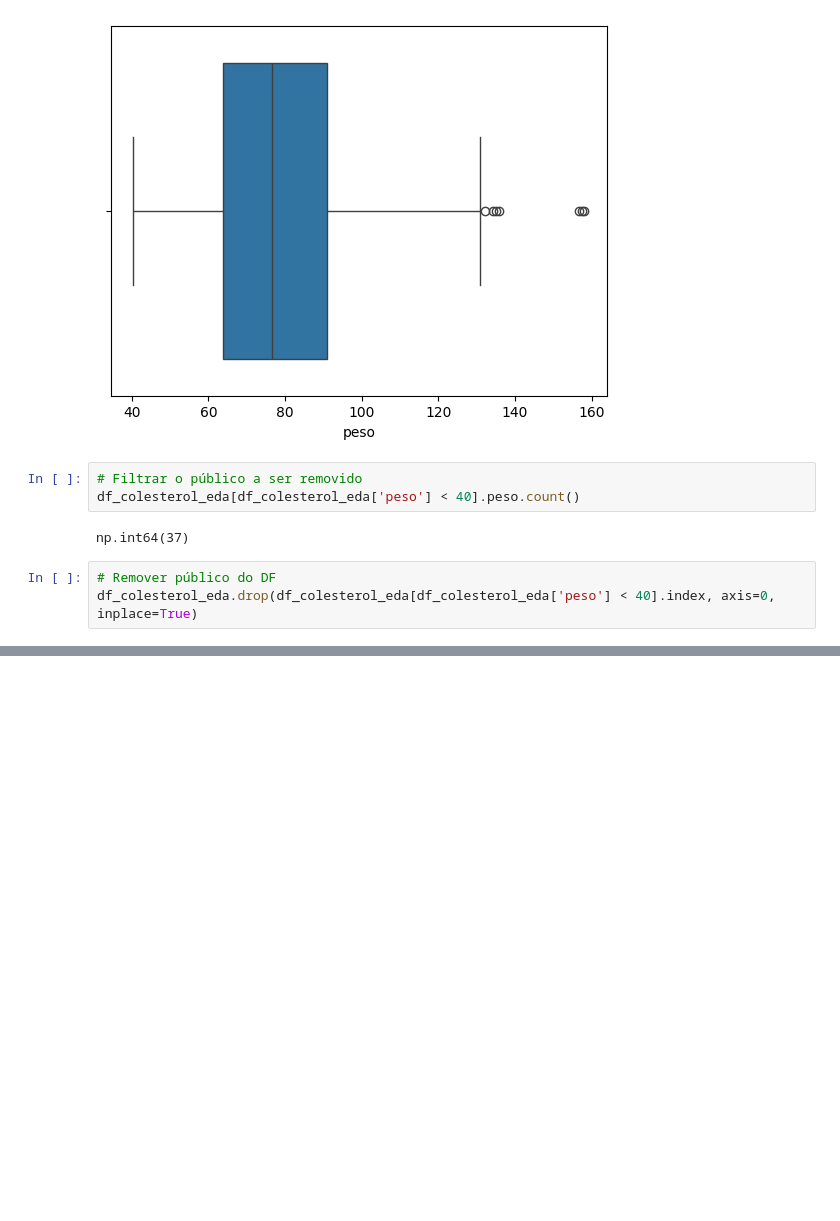
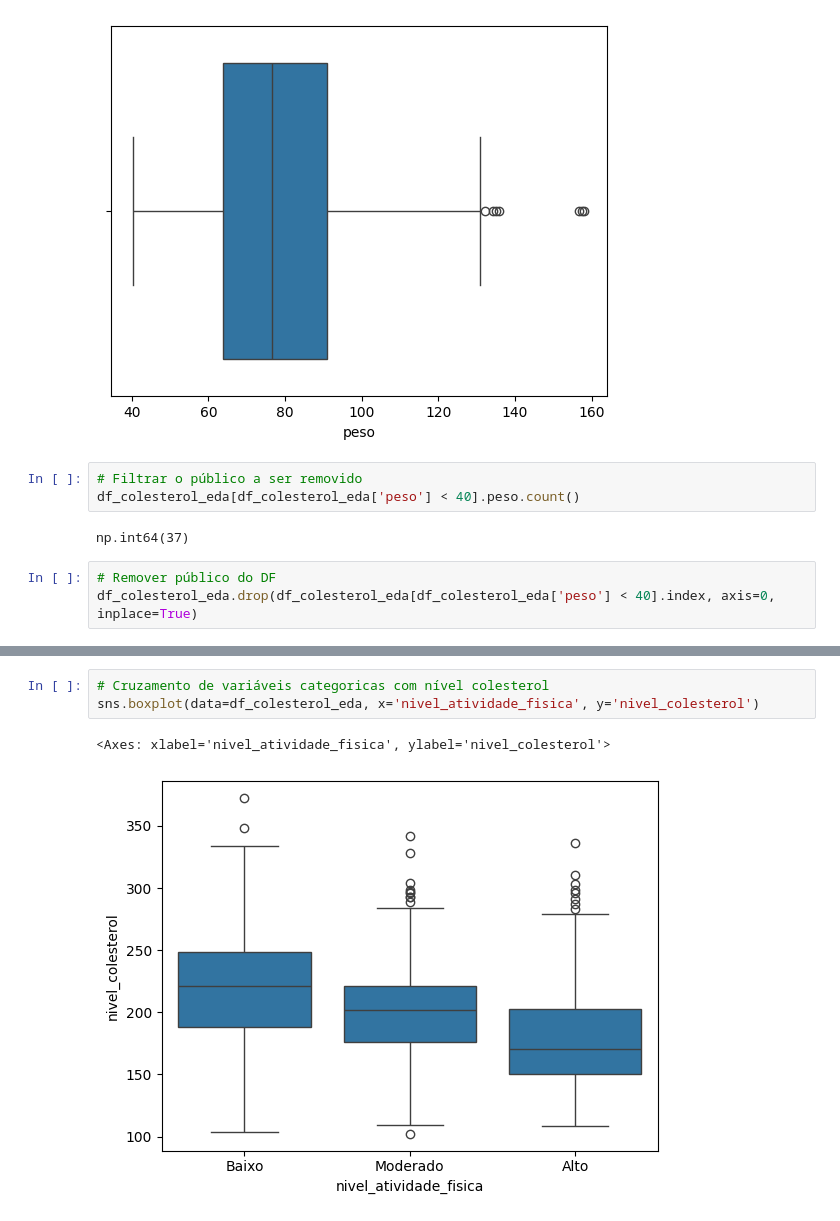
Before and after one commit to felipesanderp/regrassao-linear-multipla-ia-python, a Jupyter notebook: modelo_colesterol.ipynb, the cells around one changed output, grey strips where cells are left out. Drawn from its saved outputs; the diff is of its cells as text; blank space fills up the shorter version.

```diff
--- a/modelo_colesterol.ipynb
+++ b/modelo_colesterol.ipynb
@@ -159,0 +172,6 @@ df_colesterol_eda.drop(df_colesterol_eda[df_colesterol_eda['peso'] < 40].index,
+# %%
+# Cruzamento de variáveis categoricas com nível colesterol
+sns.boxplot(data=df_colesterol_eda, x='nivel_atividade_fisica', y='nivel_colesterol')
+# %% [output]
+<Axes: xlabel='nivel_atividade_fisica', ylabel='nivel_colesterol'>
+[figure, added]
```
Also changed, not shown: parts of 2 cells of this notebook.
